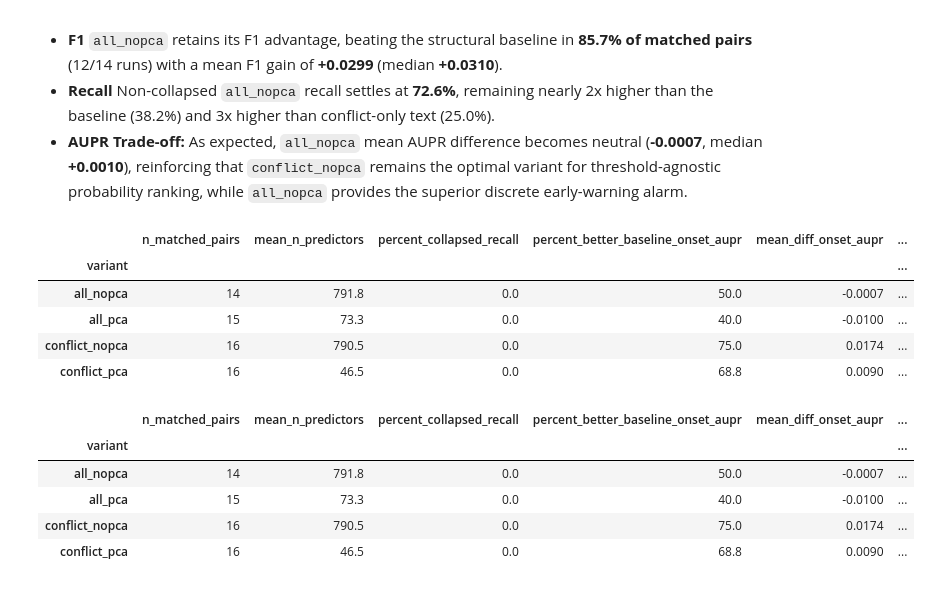
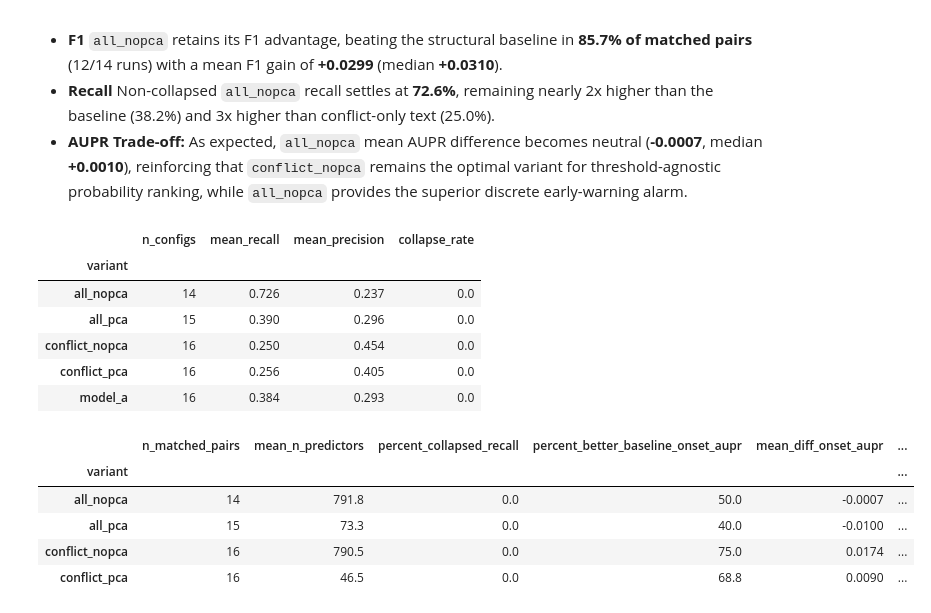
Before and after one commit to eviejones/msc-final-project, a Jupyter notebook: notebooks/03_results.ipynb, the cells around one changed output. Cells and saved outputs as stored; diff of their text form; code cells hidden in the pictures.

Commit message:
feat: update results

```diff
--- a/notebooks/03_results.ipynb
+++ b/notebooks/03_results.ipynb
@@ -92,8 +92,8 @@ def baseline_performance_summary(results):
 
     return summary
 
-
-def baseline_comparison_table(results, metrics, recall_col="onset_recall_class1"):
+def baseline_comparison_table(results, metrics, split):
+    recall_col = f"{split}_recall_class1"
     metrics = list(dict.fromkeys(metrics))
 
     cols_to_convert = metrics + ([recall_col] if recall_col in results.columns else [])
@@ -140,6 +140,8 @@ def baseline_comparison_table(results, metrics, recall_col="onset_recall_class1"
 
         for m in metrics:
             diff = matched[m] - matched[f"{m}_base"]
+            row[f"mean_{m}"] = round(matched[m].mean(), 4)
+            row[f"mean_{m}_baseline"] = round(matched[f"{m}_base"].mean(), 4)
             row[f"percent_better_baseline_{m}"] = round((diff > 0).mean() * 100, 1)
             row[f"mean_diff_{m}"] = round(diff.mean(), 4)
             row[f"median_diff_{m}"] = round(diff.median(), 4)
@@ -148,3 +150,24 @@ def baseline_comparison_table(results, metrics, recall_col="onset_recall_class1"
 
     results_table = pd.DataFrame(results_comparison).set_index("variant")
     display(results_table)
+    return
+
+
+# Recall/precision table
+def recall_precision_summary(results, split):
+    recall_col = f"{split}_recall_class1"
+    precision_col = f"{split}_precision_class1"
+
+    results_rp = results.copy()
+    results_rp["collapsed"] = results_rp[recall_col] > 0.9
+
+    return (
+        results_rp.groupby("variant")
+        .agg(
+            n_configs=(recall_col, "count"),
+            mean_recall=(recall_col, "mean"),
+            mean_precision=(precision_col, "mean"),
+            collapse_rate=("collapsed", "mean"),
+        )
+        .round(3)
+    )
@@ -336,13 +339,14 @@ In comparison to the baseline:
 # %%
 # Recall and precision for non-collapsed models
 results_no_collapse = results[results["onset_recall_class1"] < 0.9].copy()
-onset_recall_precision_summary(results_no_collapse)
+recall_precision_summary(results_no_collapse, "onset")
 # %% [output]
-|  | n_matched_pairs | mean_n_predictors | percent_collapsed_recall | percent_better_baseline_onset_aupr | mean_diff_onset_aupr | ... |
-| variant |  |  |  |  |  | ... |
-| all_nopca | 14 | 791.8 | 0.0 | 50.0 | -0.0007 | ... |
-| all_pca | 15 | 73.3 | 0.0 | 40.0 | -0.0100 | ... |
-| conflict_nopca | 16 | 790.5 | 0.0 | 75.0 | 0.0174 | ... |
-| conflict_pca | 16 | 46.5 | 0.0 | 68.8 | 0.0090 | ... |
+|  | n_configs | mean_recall | mean_precision | collapse_rate |
+| variant |  |  |  |  |
+| all_nopca | 14 | 0.726 | 0.237 | 0.0 |
+| all_pca | 15 | 0.390 | 0.296 | 0.0 |
+| conflict_nopca | 16 | 0.250 | 0.454 | 0.0 |
+| conflict_pca | 16 | 0.256 | 0.405 | 0.0 |
+| model_a | 16 | 0.384 | 0.293 | 0.0 |
 # %%
 # Comparison to baseline for non-collapsed models
```
Also changed, not shown: parts of 16 cells of this notebook.
